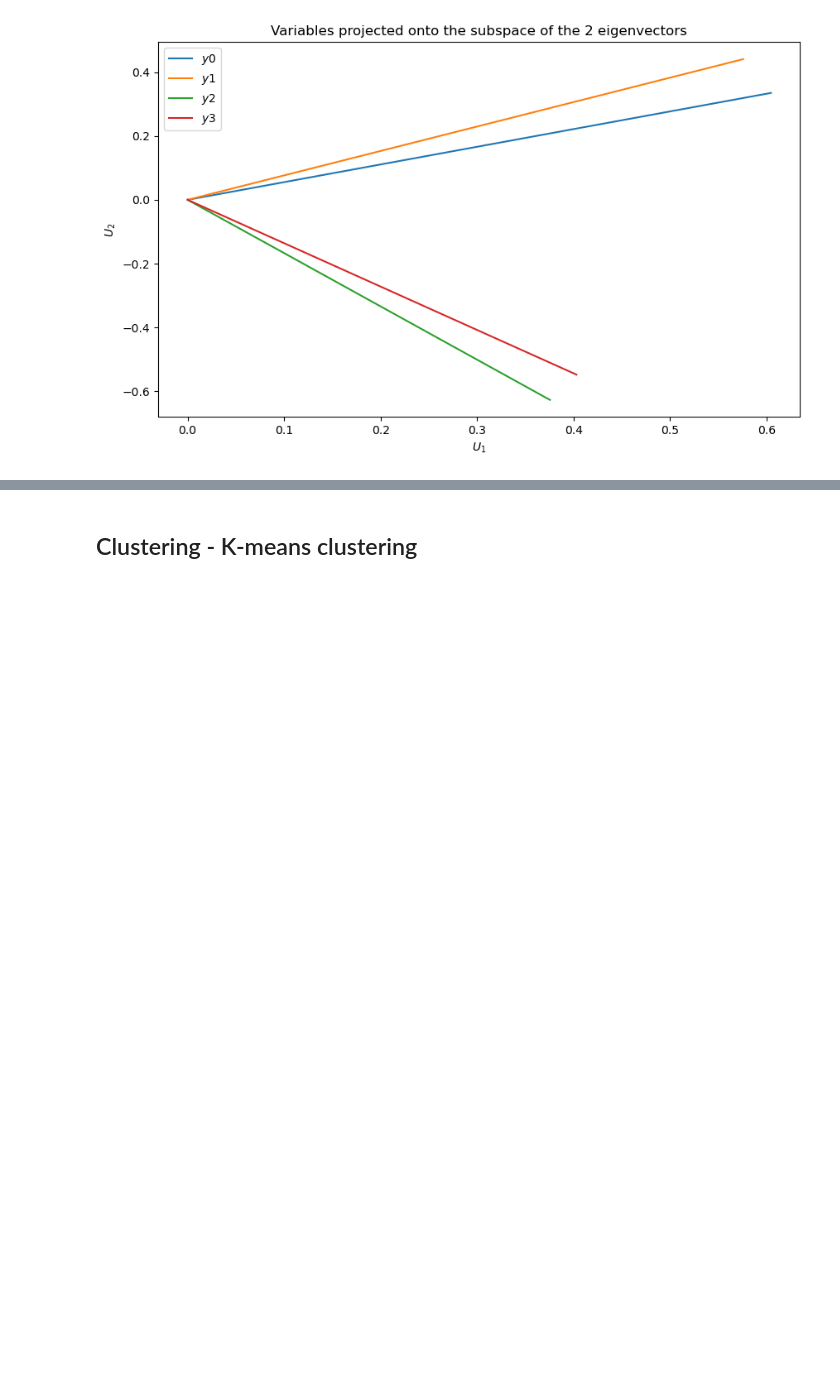
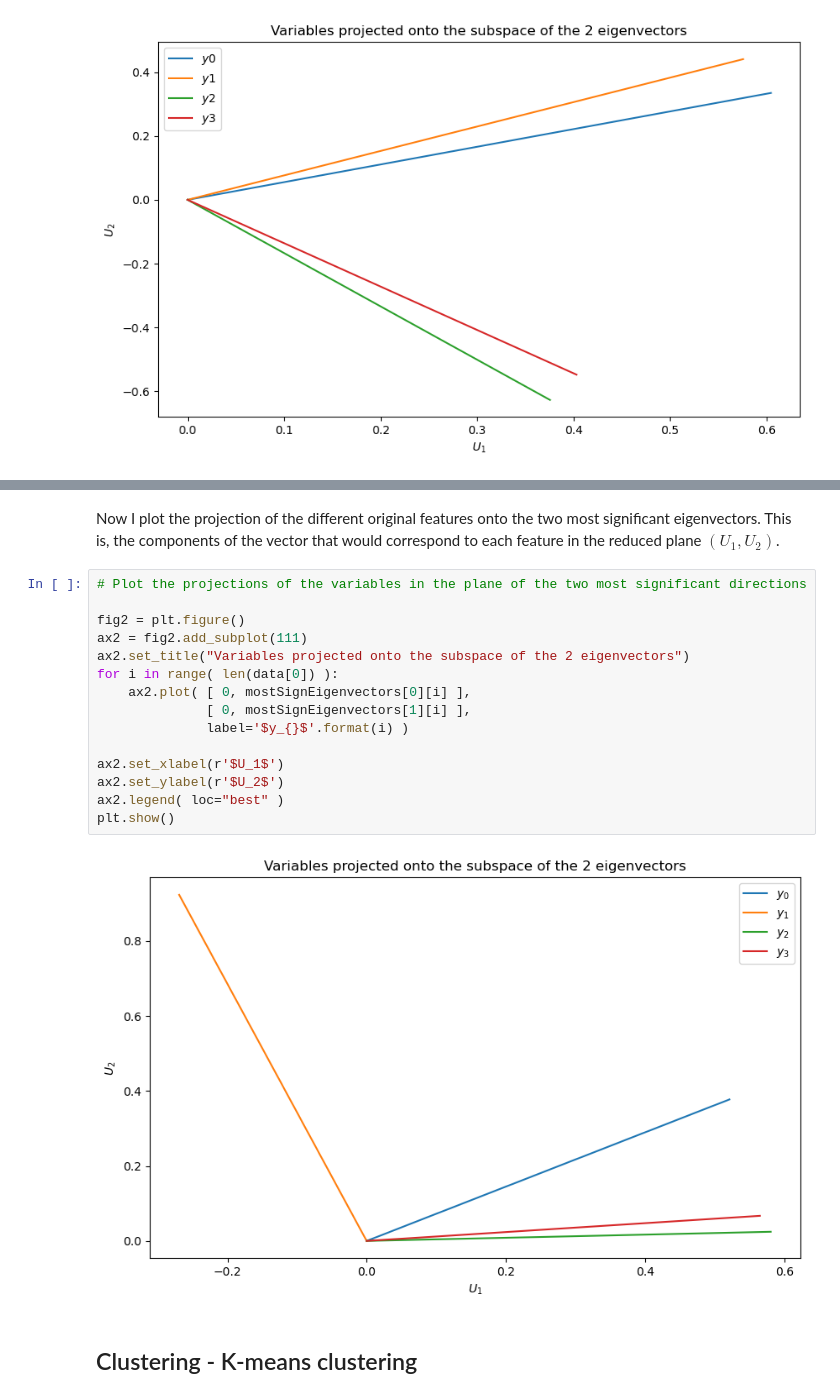
Before and after one commit to AlbertoRivadulla/Algorithms-for-DS-and-ML, a Jupyter notebook: tests.ipynb, the cells around one changed output, grey strips where cells are left out. Saved outputs shown, nothing was run; the diff lists cells and outputs as text; blank space fills up the shorter version.

```diff
--- a/tests.ipynb
+++ b/tests.ipynb
@@ -185,2 +243,22 @@ plt.show()
+# %% [markdown]
+Now I plot the projection of the different original features onto the two most significant eigenvectors.
+This is, the components of the vector that would correspond to each feature in the reduced plane $(U_1, U_2)$.
+# %%
+# Plot the projections of the variables in the plane of the two most significant directions
+
+fig2 = plt.figure()
+ax2 = fig2.add_subplot(111)
+ax2.set_title("Variables projected onto the subspace of the 2 eigenvectors")
+for i in range( len(data[0]) ):
+    ax2.plot( [ 0, mostSignEigenvectors[0][i] ],
+              [ 0, mostSignEigenvectors[1][i] ],
+              label='$y_{}$'.format(i) )
+
+ax2.set_xlabel(r'$U_1$')
+ax2.set_ylabel(r'$U_2$')
+ax2.legend( loc="best" )
+plt.show()
+# %% [output]
+[figure, added]
 # %% [markdown]
 ## Clustering - K-means clustering
```
Also changed, not shown: parts of 11 cells of this notebook, 11 other files.
